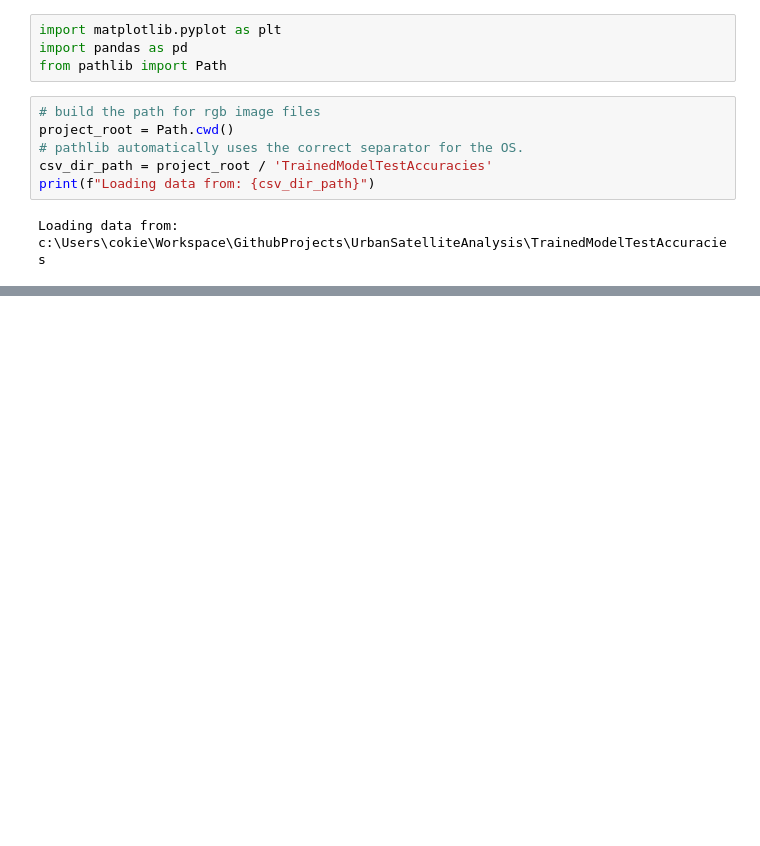
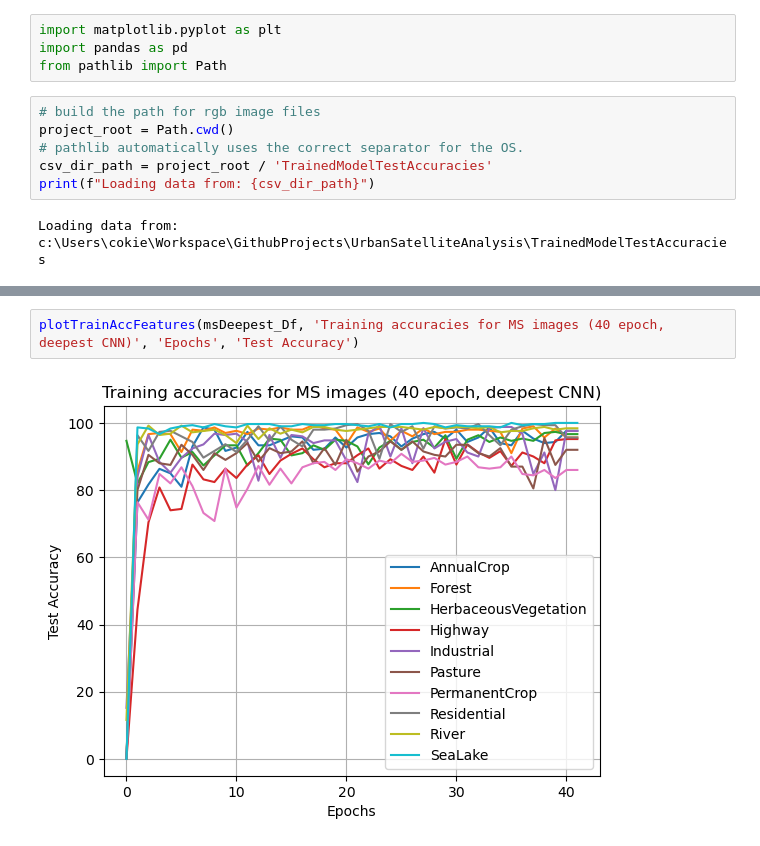
Before and after one commit to CokieLee/UrbanSatelliteAnalysis, a Jupyter notebook: PlotTrainTestAccuracy.ipynb, the cells around one changed output, grey strips where cells are left out. Cells and saved outputs as stored; diff of their text form; blank space fills up the shorter version.

```diff
--- a/PlotTrainTestAccuracy.ipynb
+++ b/PlotTrainTestAccuracy.ipynb
@@ -110,0 +55,4 @@ plt.show()
+# %%
+plotTrainAccFeatures(msDeepest_Df, 'Training accuracies for MS images (40 epoch, deepest CNN)', 'Epochs', 'Test Accuracy')
+# %% [output]
+[figure, added]
```
Also changed, not shown: parts of 9 cells of this notebook.
